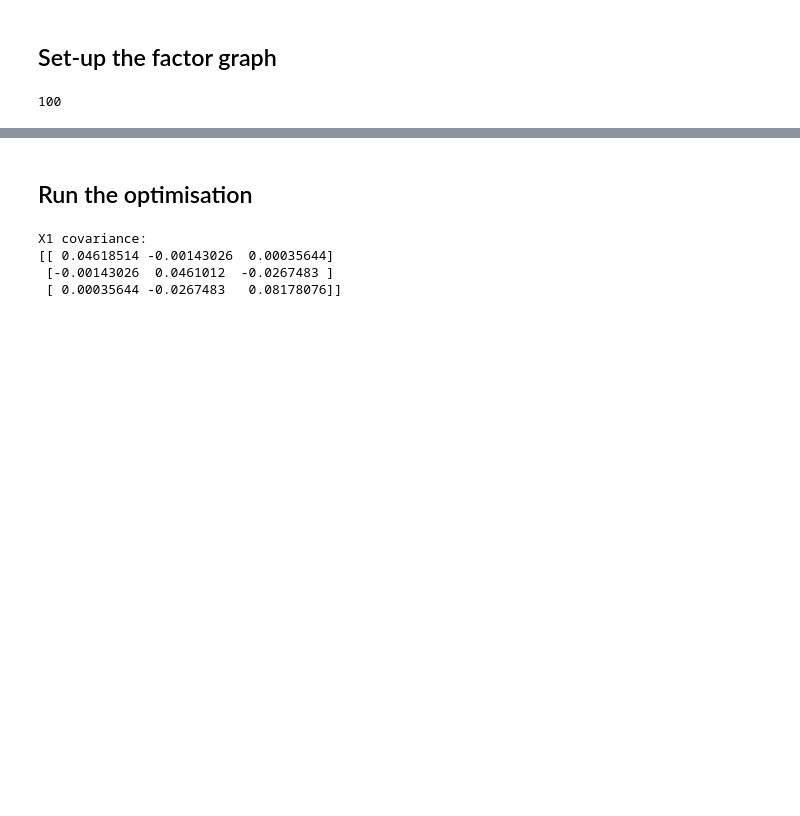
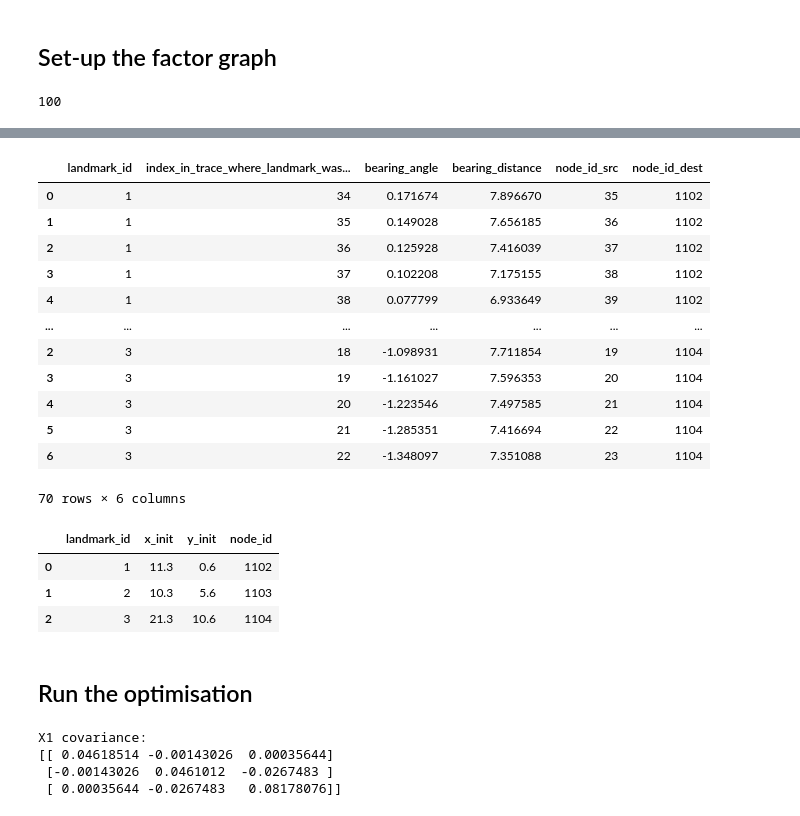
Before and after one commit to christianausb/vehicleControl, a Jupyter notebook: landmark_tracking.ipynb, the cells around one changed output, grey strips where cells are left out. Drawn from its saved outputs; the diff is of its cells as text; code cells hidden in the pictures; blank space fills up the shorter version.

Commit message:
refactor landmark_tracking - III

```diff
--- a/landmark_tracking.ipynb
+++ b/landmark_tracking.ipynb
@@ -45,4 +45,4 @@ landmarks_ground_truth
 Herein, the vehicle odometry and GPS are modelled and simulated yielding a trace of bearing measurements and GPS positions/headings.
 # %%
 trace = {}
-simulate_odometry_and_GPS(raw_trace, trace, number_of_samples=100)
+pdf_odometry_measurements, pdf_gps_measurements = simulate_odometry_and_GPS(raw_trace, trace, number_of_samples=100)
@@ -82,7 +107,6 @@ for i, row in enumerate(landmarks_ground_truth.itertuples()):
 
 
 trace['bearing_noise'] =       [ 0.01, 0.4 ]
-trace['pdf_landmarks_bearing'] = pdf_landmarks_bearing
 # %%
 pdf_landmarks_bearing
 # %% [output]
@@ -138,3 +191,22 @@ landmarks_by_id
+# %%
+pdf_landmarks_bearing["node_id_src"] = pdf_landmarks_bearing.index_in_trace_where_landmark_was_seen + 1
+pdf_landmarks_bearing["node_id_dest"] = pdf_landmarks_bearing.landmark_id + 1 + n_X_nodes  + 1000 # add ofs for landmark ids
+
+pdf_landmarks_bearing
+# %% [output]
+|  | landmark_id | index_in_trace_where_landmark_was... | bearing_angle | bearing_distance | node_id_src | node_id_dest |
+| 0 | 1 | 34 | 0.171674 | 7.896670 | 35 | 1102 |
+| 1 | 1 | 35 | 0.149028 | 7.656185 | 36 | 1102 |
+| 2 | 1 | 36 | 0.125928 | 7.416039 | 37 | 1102 |
+| 3 | 1 | 37 | 0.102208 | 7.175155 | 38 | 1102 |
+| 4 | 1 | 38 | 0.077799 | 6.933649 | 39 | 1102 |
+| ... | ... | ... | ... | ... | ... | ... |
+| 2 | 3 | 18 | -1.098931 | 7.711854 | 19 | 1104 |
+| 3 | 3 | 19 | -1.161027 | 7.596353 | 20 | 1104 |
+| 4 | 3 | 20 | -1.223546 | 7.497585 | 21 | 1104 |
+| 5 | 3 | 21 | -1.285351 | 7.416694 | 22 | 1104 |
+| 6 | 3 | 22 | -1.348097 | 7.351088 | 23 | 1104 |
+70 rows × 6 columns
 # %%
 graph = gtsam.NonlinearFactorGraph()
 initial = gtsam.Values()
@@ -222,3 +285,10 @@ for i, landmark_id in enumerate(landmark_ids):
+# %%
+pdf_landmarks
+# %% [output]
+|  | landmark_id | x_init | y_init | node_id |
+| 0 | 1 | 11.3 | 0.6 | 1102 |
+| 1 | 2 | 10.3 | 5.6 | 1103 |
+| 2 | 3 | 21.3 | 10.6 | 1104 |
 # %% [markdown]
 ## Run the optimisation
 # %%
```
Also changed, not shown: parts of 8 cells of this notebook, 1 other file.
